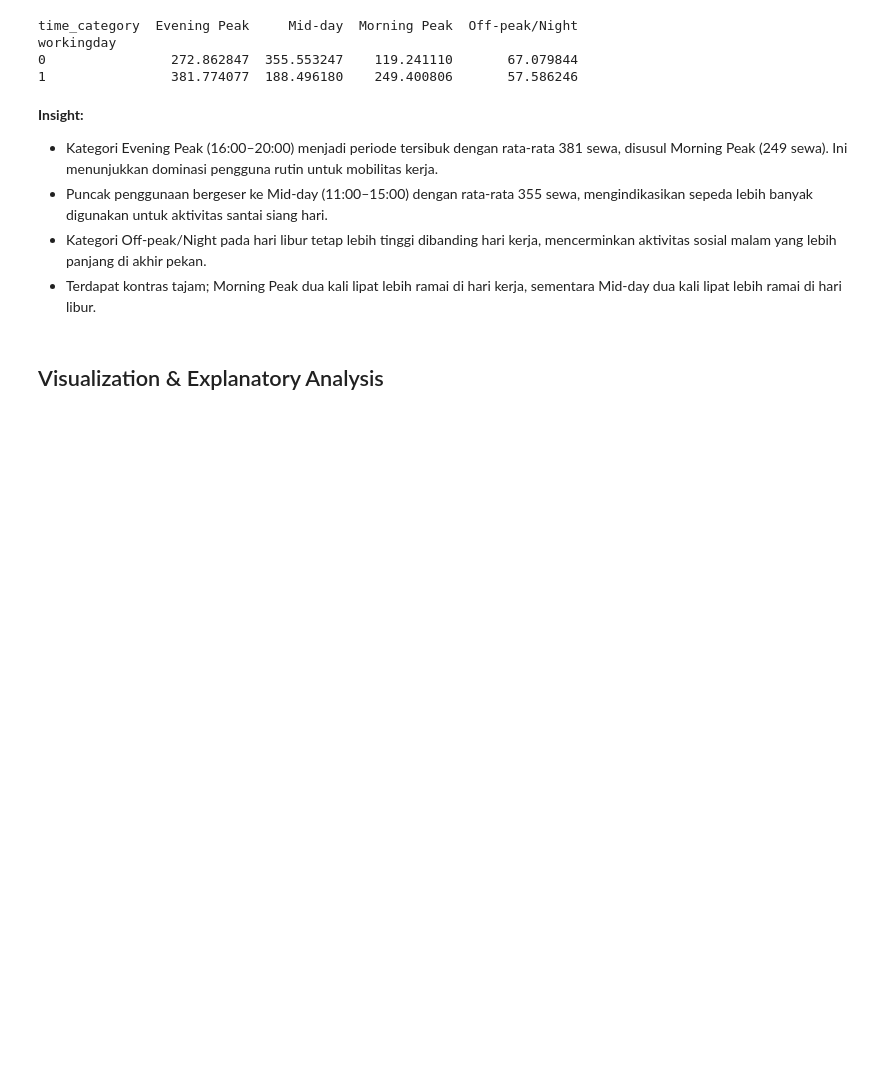
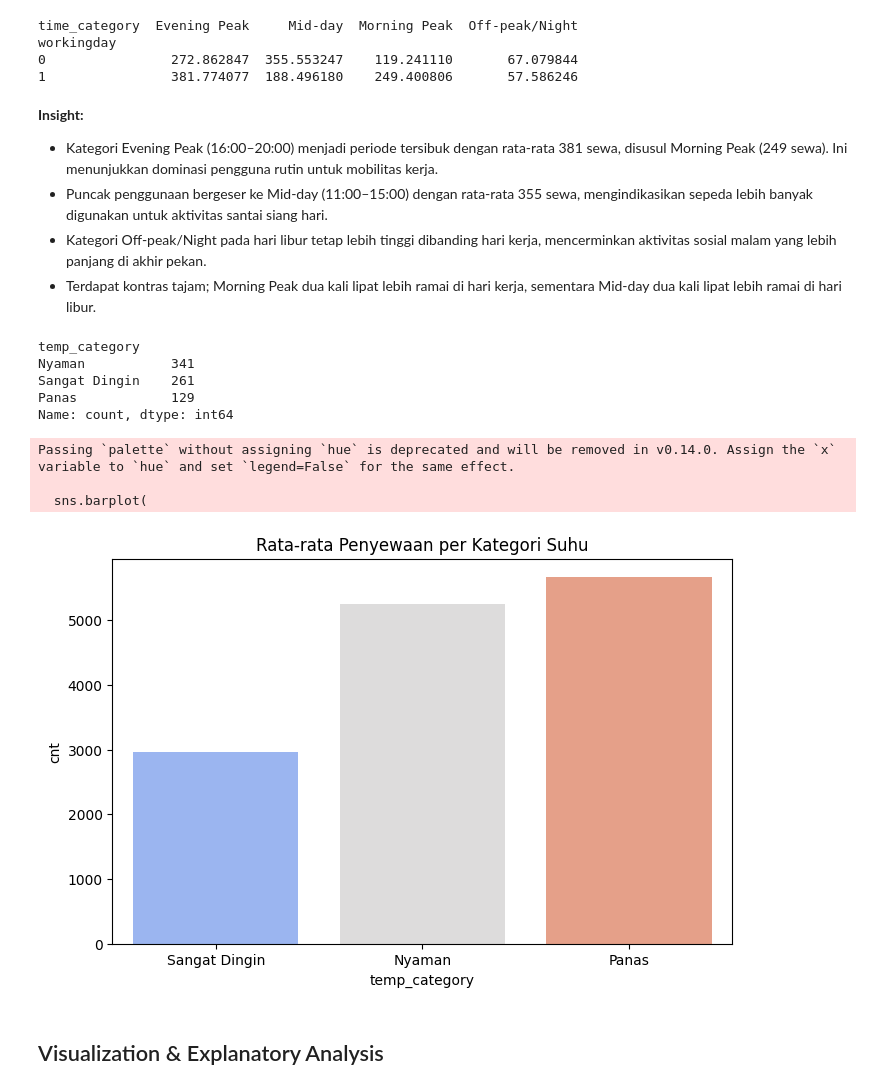
Before and after one commit to JohanaOktaviaRamadhani/Bike-Performance-Dashboard, a Jupyter notebook: notebook.ipynb, the cells around one changed output. Drawn from its saved outputs; the diff is of its cells as text; code cells hidden in the pictures; blank space fills up the shorter version.

Commit message:
menambah binding suhu

```diff
--- a/notebook.ipynb
+++ b/notebook.ipynb
@@ -267,6 +267,34 @@ workingday
 - Puncak penggunaan bergeser ke Mid-day (11:00–15:00) dengan rata-rata 355 sewa, mengindikasikan sepeda lebih banyak digunakan untuk aktivitas santai siang hari.
 - Kategori Off-peak/Night pada hari libur tetap lebih tinggi dibanding hari kerja, mencerminkan aktivitas sosial malam yang lebih panjang di akhir pekan.
 - Terdapat kontras tajam; Morning Peak dua kali lipat lebih ramai di hari kerja, sementara Mid-day dua kali lipat lebih ramai di hari libur.
+# %%
+all_df = dday.copy()
+
+bins = [0, 0.4, 0.7, 1]
+labels = ['Sangat Dingin', 'Nyaman', 'Panas']
+all_df['temp_category'] = pd.cut(all_df['temp'], bins=bins, labels=labels, include_lowest=True)
+print(all_df['temp_category'].value_counts())
+# %% [output]
+temp_category
+Nyaman           341
+Sangat Dingin    261
+Panas            129
+Name: count, dtype: int64
+# %%
+plt.figure(figsize=(8, 5))
+sns.barplot(
+    x='temp_category',
+    y='cnt',
+    data=all_df.groupby('temp_category', observed=True)['cnt'].mean().reset_index(),
+    palette='coolwarm'
+)
+plt.title('Rata-rata Penyewaan per Kategori Suhu')
+plt.show()
+# %% [output]
+Passing `palette` without assigning `hue` is deprecated and will be removed in v0.14.0. Assign the `x` variable to `hue` and set `legend=False` for the same effect.
+
+  sns.barplot(
+[figure, added]
 # %% [markdown]
 ## Visualization & Explanatory Analysis
 # %% [markdown]
```
Also changed, not shown: parts of 1 cell of this notebook, 1 other file.
